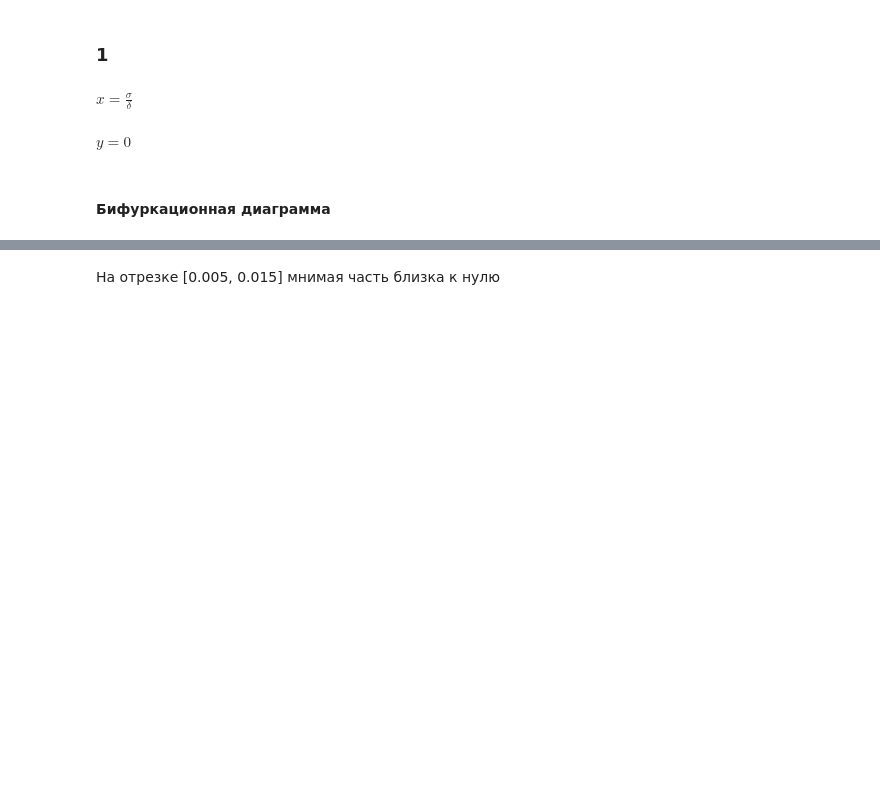
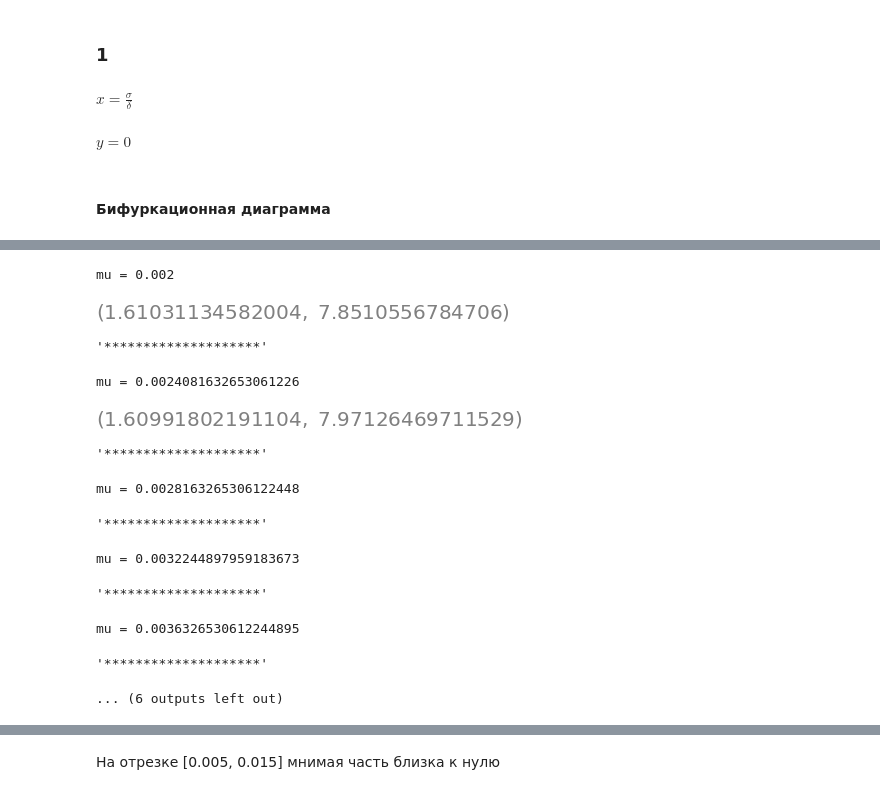
Before and after one commit to SergeyPishchulov/thesis, a Jupyter notebook: master_paper.ipynb, the cells around one changed output, grey strips where cells are left out. Saved outputs shown, nothing was run; the diff lists cells and outputs as text; code cells hidden in the pictures; blank space fills up the shorter version.

```diff
--- a/master_paper.ipynb
+++ b/master_paper.ipynb
@@ -88,8 +92,22 @@ for cur_mu in tqdm(mus):
 #     display_solutions(sols)
 #     display("*"*20)
 # %%
-# sols_list = list(solutions_by_mu.items())
-# display_sol_list(sols_list[:8])
+sols_list = list(solutions_by_mu.items())
+display_sol_list(sols_list[:8])
+# %% [output]
+mu = 0.002
+[figure, added]
+'********************'
+mu = 0.0024081632653061226
+[figure, added]
+'********************'
+mu = 0.0028163265306122448
+'********************'
+mu = 0.0032244897959183673
+'********************'
+mu = 0.0036326530612244895
+'********************'
+... (6 outputs left out)
 # %%
 y_im_parts = []
 x_im_parts = []
```
Also changed, not shown: parts of 5 cells of this notebook, 1 other file.
